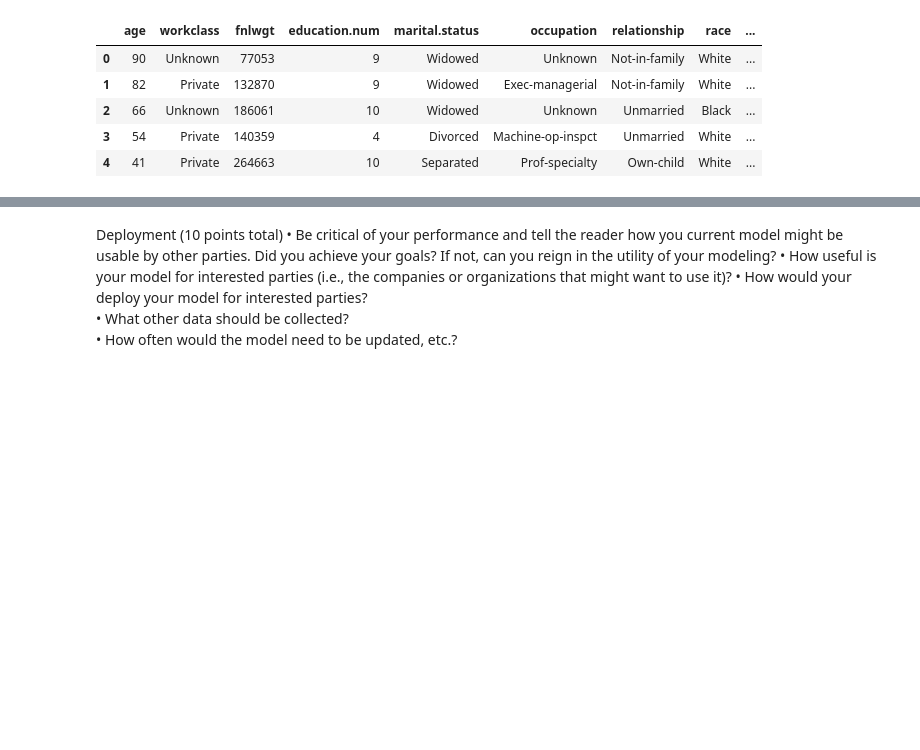
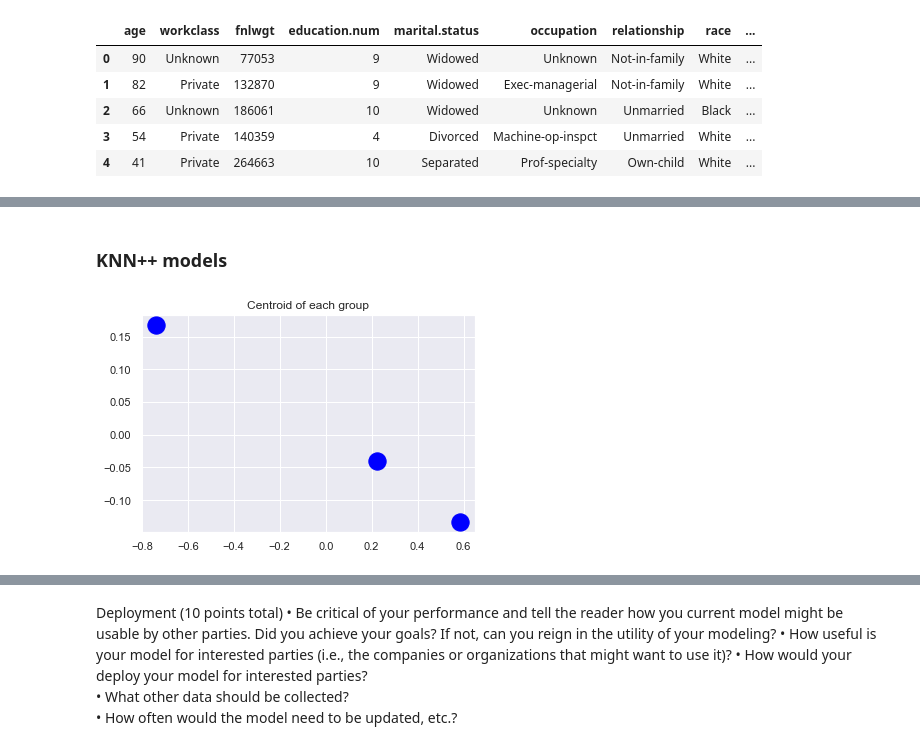
Before and after one commit to lauraah10/MachineLearning_Projects, a Jupyter notebook: Lab3_ClusteringOnPopulation.ipynb, the cells around one changed output, grey strips where cells are left out. Drawn from its saved outputs; the diff is of its cells as text; code cells hidden in the pictures; blank space fills up the shorter version.

```diff
--- a/Lab3_ClusteringOnPopulation.ipynb
+++ b/Lab3_ClusteringOnPopulation.ipynb
@@ -531,0 +476,16 @@ clusterings and the clusters (some visual methods would be good).
+# %% [markdown]
+### KNN++ models
+# %%
+#Run K means clusters
+X=modelDf
+kmeans = KMeans(n_clusters=3, random_state=0).fit(X)
+kmeans.labels_
+
+#Plotting the centroids of each cluster
+plt.scatter(kmeans.cluster_centers_[:, 0], kmeans.cluster_centers_[:, 1], s=300, c='blue', label = 'Centroids')
+plt.title('Centroid of each group')
+plt.xlabel('')
+plt.ylabel('')
+plt.show()
+# %% [output]
+[figure, added]
```
Also changed, not shown: parts of 72 cells of this notebook.
